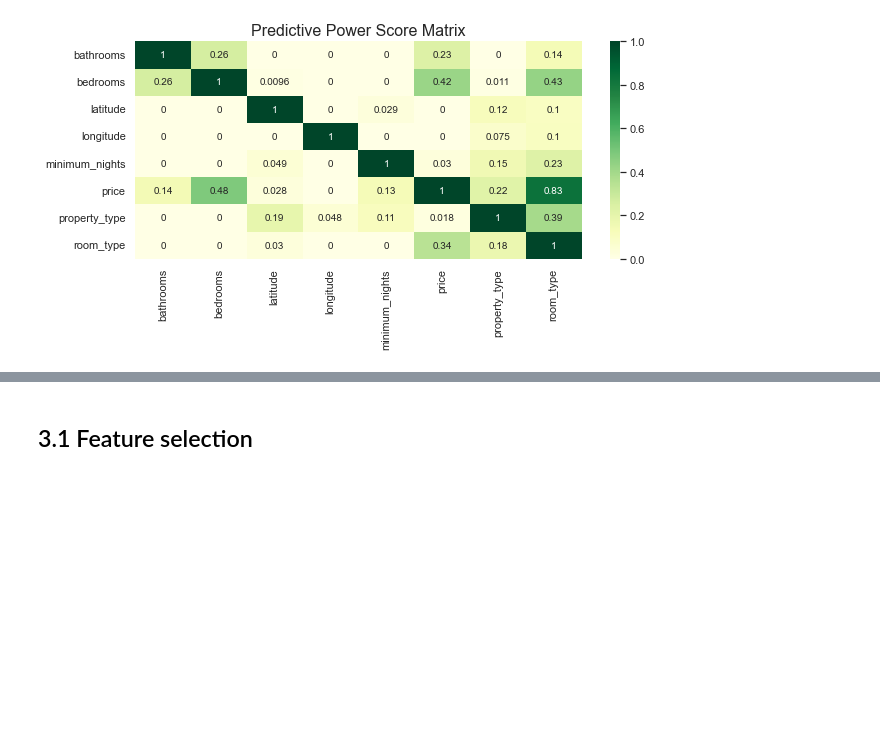
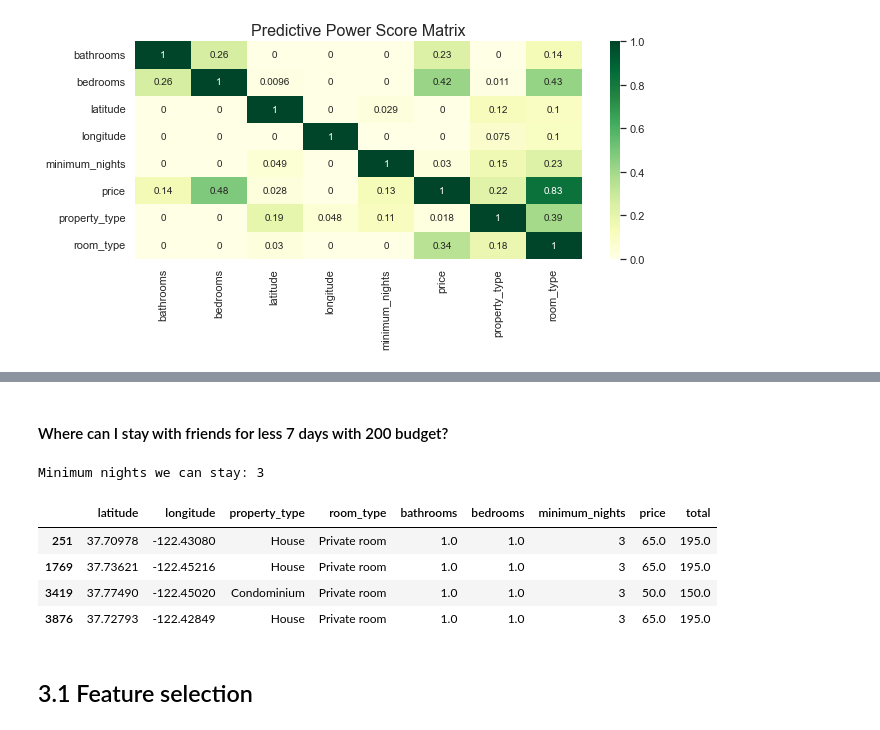
Before and after one commit to dissagaliyeva/property-rentals-analysis, a Jupyter notebook: analysis.ipynb, the cells around one changed output, grey strips where cells are left out. Cells and saved outputs as stored; diff of their text form; code cells hidden in the pictures; blank space fills up the shorter version.

```diff
--- a/analysis.ipynb
+++ b/analysis.ipynb
@@ -569,3 +678,20 @@ pps_matrix(cleaned_df)
+# %% [markdown]
+#### Where can I stay with friends for less 7 days with 200 budget?
+# %%
+friends = cleaned_df[cleaned_df['minimum_nights'] < 7]
+friends['total'] = friends['price'] * friends['minimum_nights']
+
+friends = friends[friends['total'] <= 200]
+
+print('Minimum nights we can stay:', friends['minimum_nights'].max())
+friends[friends['minimum_nights'] == 3]
+# %% [output]
+Minimum nights we can stay: 3
+|  | latitude | longitude | property_type | room_type | bathrooms | bedrooms | minimum_nights | price | total |
+| 251 | 37.70978 | -122.43080 | House | Private room | 1.0 | 1.0 | 3 | 65.0 | 195.0 |
+| 1769 | 37.73621 | -122.45216 | House | Private room | 1.0 | 1.0 | 3 | 65.0 | 195.0 |
+| 3419 | 37.77490 | -122.45020 | Condominium | Private room | 1.0 | 1.0 | 3 | 50.0 | 150.0 |
+| 3876 | 37.72793 | -122.42849 | House | Private room | 1.0 | 1.0 | 3 | 65.0 | 195.0 |
 # %% [markdown]
 ## 3.1 Feature selection
 # %%
```
Also changed, not shown: parts of 11 cells of this notebook.
